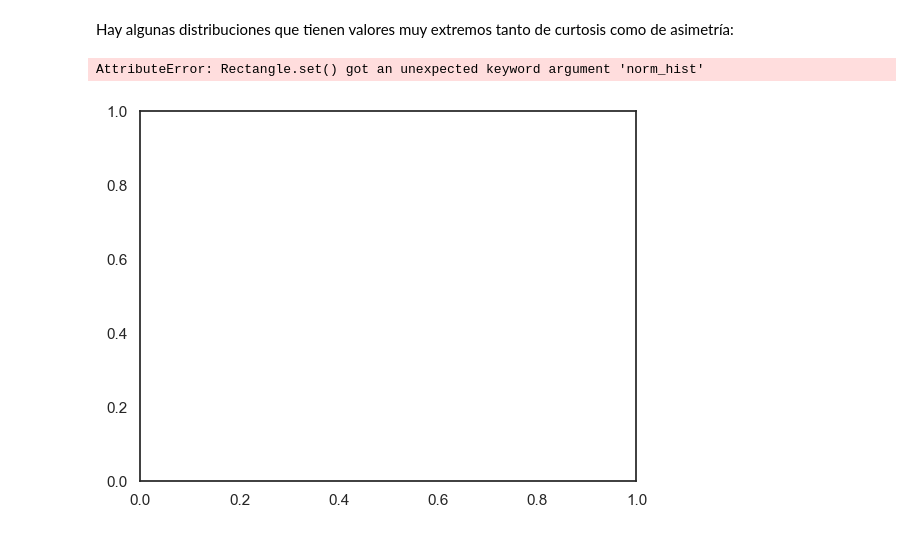
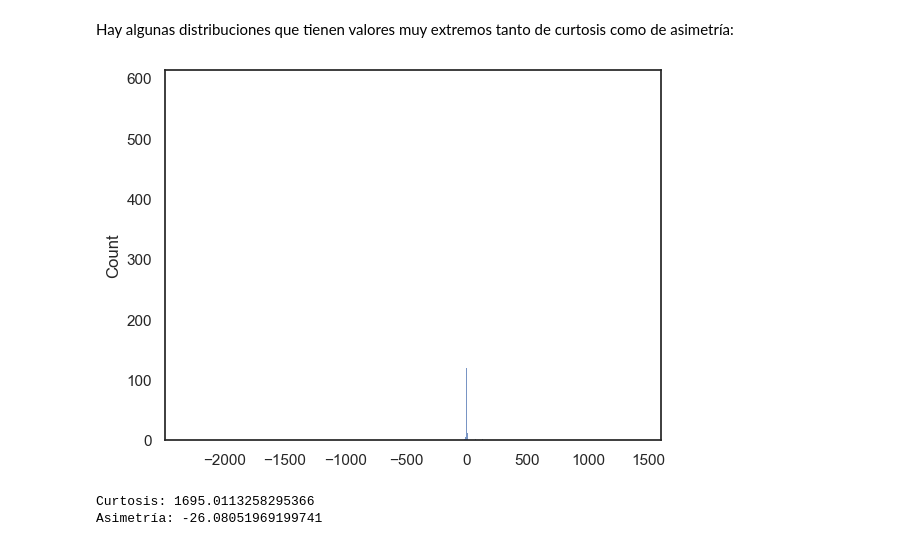
Before and after one commit to christiane-millan/utm-mcd-2025a-proyectos-aplicados-i, a Jupyter notebook: 03-data_understanding_description/excercise/exercise-5-distribution_data.ipynb, the cells around one changed output. Drawn from its saved outputs; the diff is of its cells as text; code cells hidden in the pictures.

```diff
--- a/03-data_understanding_description/excercise/exercise-5-distribution_data.ipynb
+++ b/03-data_understanding_description/excercise/exercise-5-distribution_data.ipynb
@@ -293,7 +295,12 @@ Hay algunas distribuciones que tienen valores muy extremos tanto de curtosis com
 # %%
 cauchy = np.random.standard_cauchy(size=10000)
 
-sns.histplot(cauchy, kde=False, norm_hist=False);
+sns.histplot(cauchy, kde=False);
 # %% [output]
-AttributeError: Rectangle.set() got an unexpected keyword argument 'norm_hist'
-[figure, old version]
+[figure, new version]
+# %%
+print(f'Curtosis: {kurtosis(cauchy)}')
+print(f'Asimetría: {skew(cauchy)}')
+# %% [output]
+Curtosis: 1695.0113258295366
+Asimetría: -26.08051969199741
```
Also changed, not shown: parts of 88 cells of this notebook, 6 other files.
